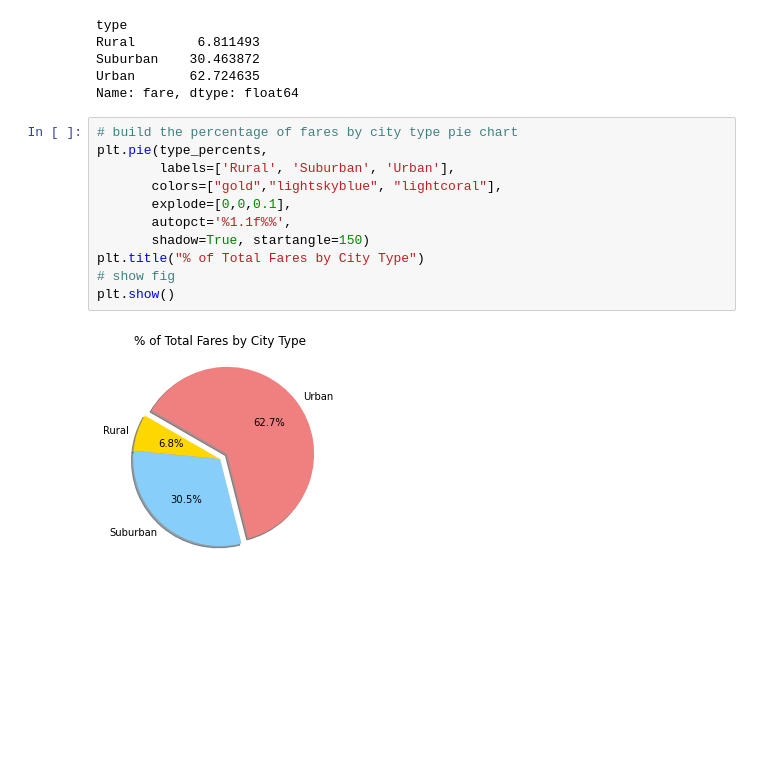
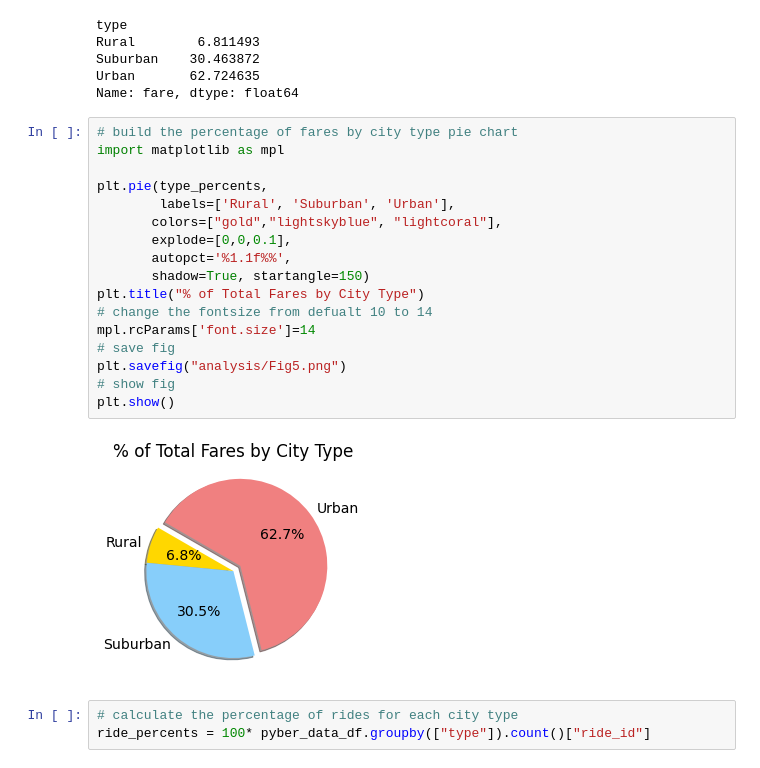
Before and after one commit to Iferaca615/pyber-analysis, a Jupyter notebook: Pyber.ipynb, the cells around one changed output. Drawn from its saved outputs; the diff is of its cells as text; blank space fills up the shorter version.

```diff
--- a/Pyber.ipynb
+++ b/Pyber.ipynb
@@ -863,14 +863,23 @@ Urban       62.724635
 Name: fare, dtype: float64
 # %%
 # build the percentage of fares by city type pie chart
+import matplotlib as mpl
+
 plt.pie(type_percents,
         labels=['Rural', 'Suburban', 'Urban'],
        colors=["gold","lightskyblue", "lightcoral"],
        explode=[0,0,0.1],
        autopct='%1.1f%%',
        shadow=True, startangle=150)
 plt.title("% of Total Fares by City Type")
+# change the fontsize from defualt 10 to 14
+mpl.rcParams['font.size']=14
+# save fig
+plt.savefig("analysis/Fig5.png")
 # show fig
 plt.show()
 # %% [output]
-[figure, old version]
+[figure, new version]
+# %%
+# calculate the percentage of rides for each city type
+ride_percents = 100* pyber_data_df.groupby(["type"]).count()["ride_id"]
```
Also changed, not shown: 1 other file.
